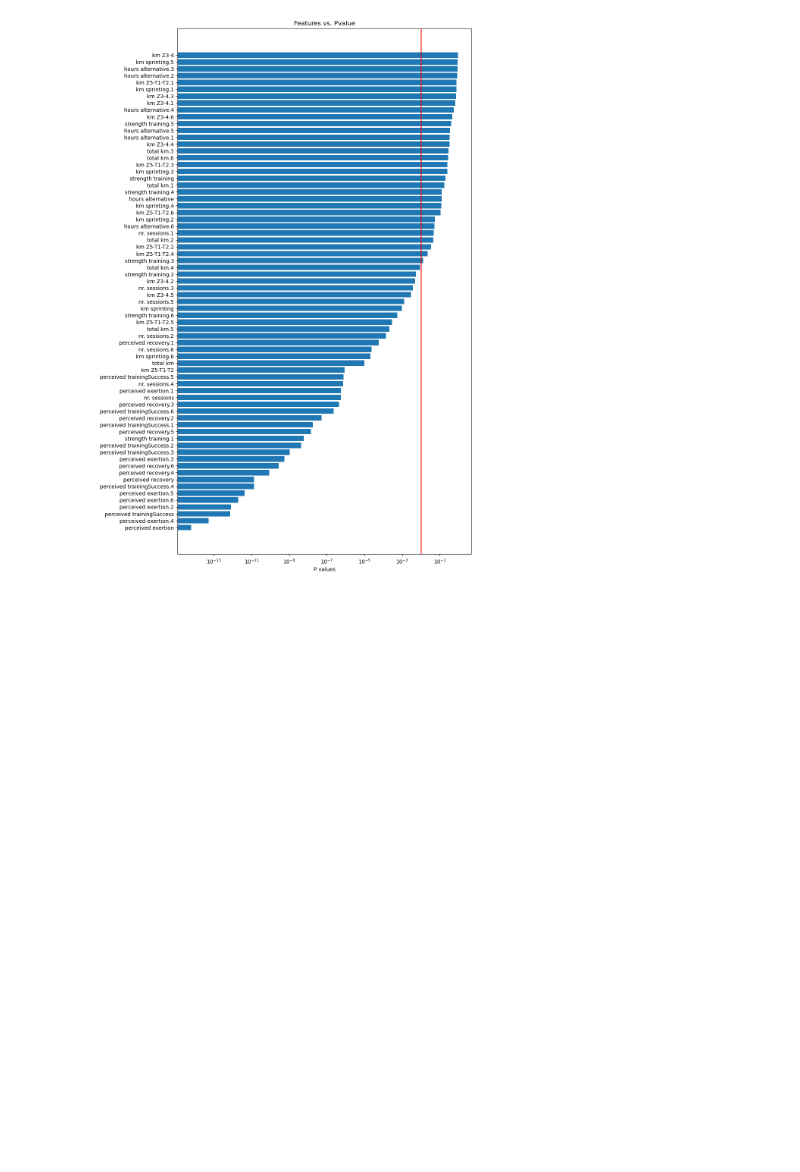
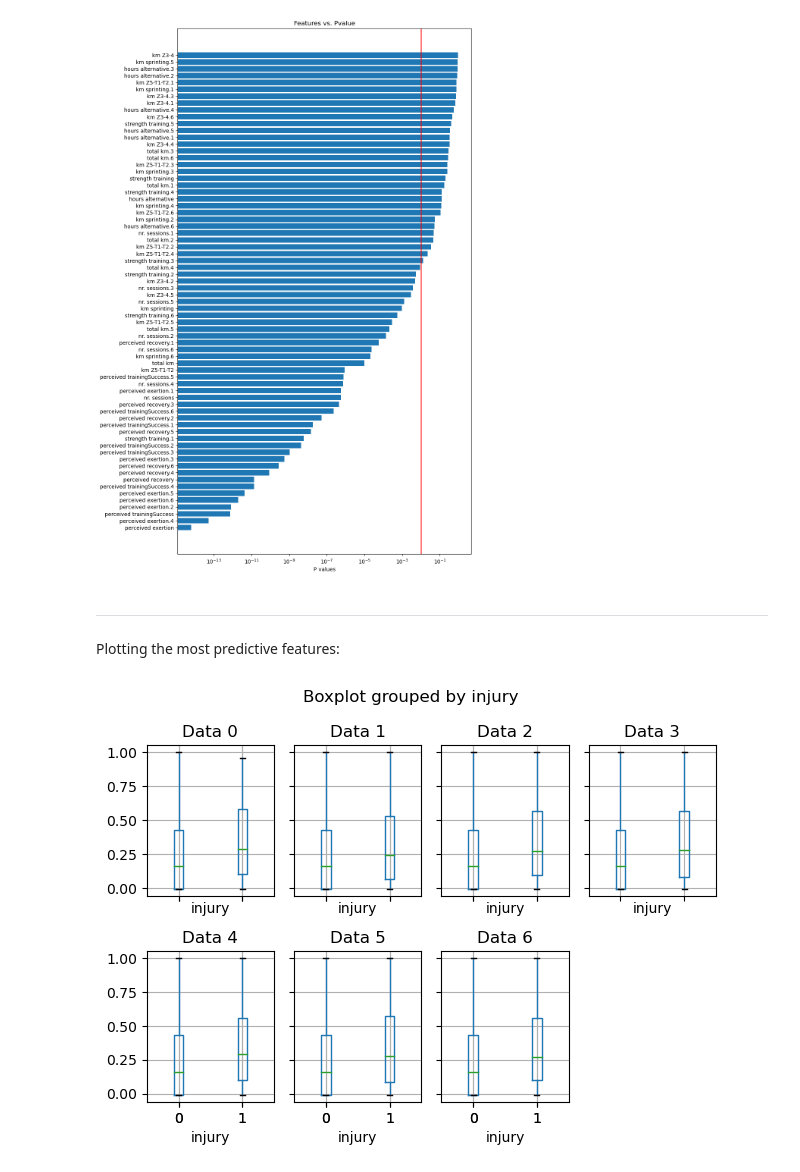
Before and after one commit to ryn8raun248/TrainingTrainers, a Jupyter notebook: final_project_notebook.ipynb, the cells around one changed output. Saved outputs shown, nothing was run; the diff lists cells and outputs as text; code cells hidden in the pictures; blank space fills up the shorter version.

Commit message:
Create plots

```diff
--- a/final_project_notebook.ipynb
+++ b/final_project_notebook.ipynb
@@ -9,11 +11,20 @@ import numpy as np
 # %%
 day_data = pd.read_csv("dataverse_files\day_approach_maskedID_timeseries.csv",
-dtype={'nr.sessions': 'category',
-'nr.sessions.1': 'category',
-'nr.sessions.2': 'category',
-'nr.sessions.3': 'category',
-'nr.sessions.4': 'category',
-'nr.sessions.5': 'category',
-'nr.sessions.6': 'category'
-,'injury': 'category'})
+dtype={'nr. sessions': 'category',
+'nr. sessions.1': 'category',
+'nr. sessions.2': 'category',
+'nr. sessions.3': 'category',
+'nr. sessions.4': 'category',
+'nr. sessions.5': 'category',
+'nr. sessions.6': 'category',
+'strength training': 'category',
+'strength training.1': 'category',
+'strength training.2': 'category',
+'strength training.3': 'category',
+'strength training.4': 'category',
+'strength training.5': 'category',
+'strength training.6': 'category',
+'injury': 'category'})
 day_data.head()
+
+categorical_features = ['nr.sessions','strength training']
@@ -161,0 +171,16 @@ plt.axvline(x=0.01, c='r')
+# %% [markdown]
+---
+Plotting the most predictive features:
+# %%
+fig, ax = plt.subplots(2, 4, sharex='col', sharey='row')
+i = 0
+for suffix in ["", ".1", ".2", ".3", ".4", ".5", ".6"]:
+    col = "perceived exertion" + suffix
+    day_data.boxplot(column=col, by='injury', ax=ax.flatten()[i])
+    ax.flatten()[i].title.set_text(f'Data {i}')
+    i = i + 1
+
+ax[1,3].axis('off')
+plt.tight_layout()
+# %% [output]
+[figure, added]
```
Also changed, not shown: parts of 12 cells of this notebook.
